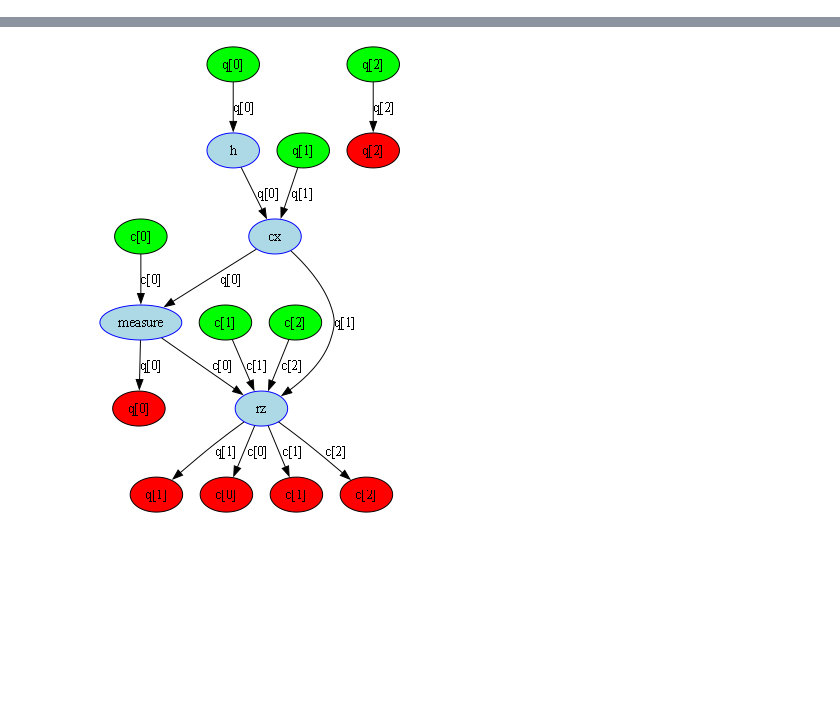
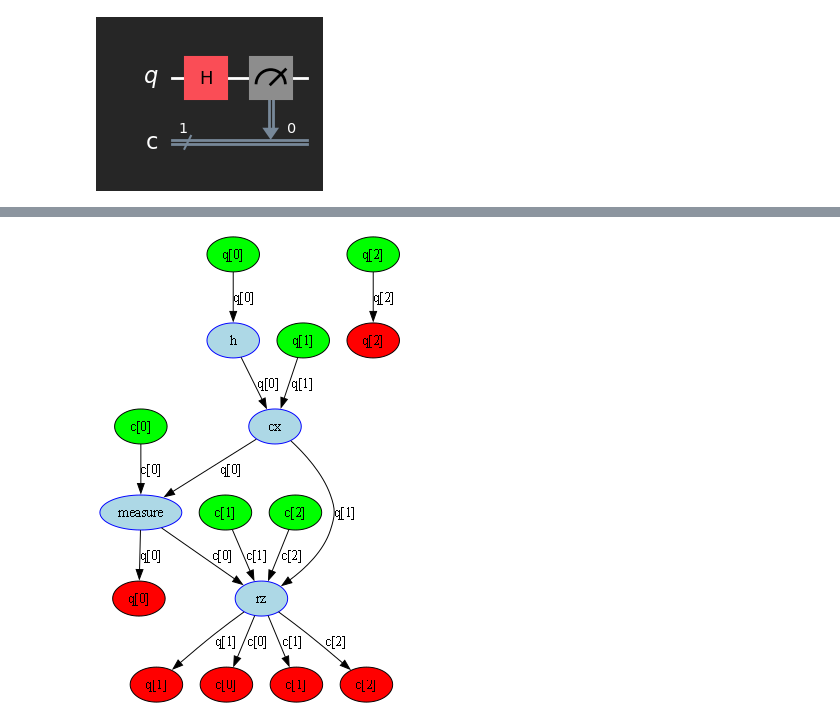
Before and after one commit to Shivansh20128/Qiskit_OpenSource, a Jupyter notebook: Issues/colors_in_dag_circuit_drawer.ipynb, the cells around one changed output, grey strips where cells are left out. Saved outputs shown, nothing was run; the diff lists cells and outputs as text; code cells hidden in the pictures; blank space fills up the shorter version.

```diff
--- a/Issues/colors_in_dag_circuit_drawer.ipynb
+++ b/Issues/colors_in_dag_circuit_drawer.ipynb
@@ -9,0 +14,4 @@ qc.draw(output='mpl', style={'backgroundcolor': '#EEEEEE'})
+# %%
+qc.draw(output='mpl', style="iqp-dark")
+# %% [output]
+[figure, added]
```
Also changed, not shown: parts of 9 cells of this notebook.
